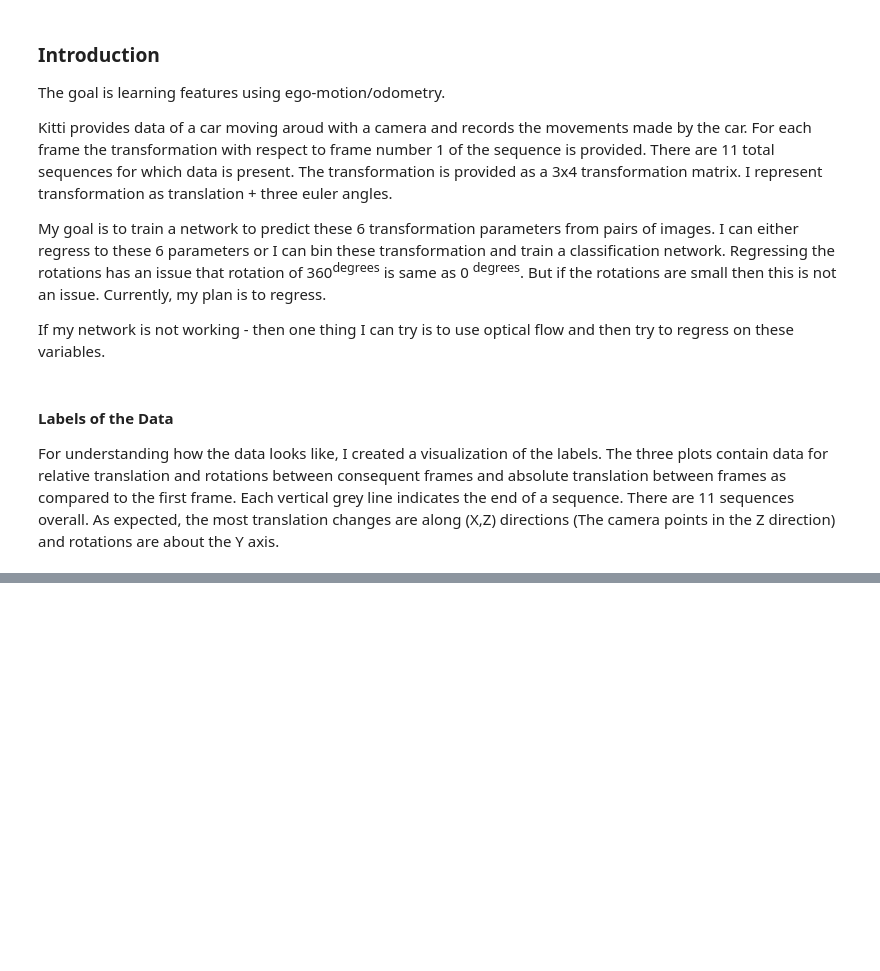
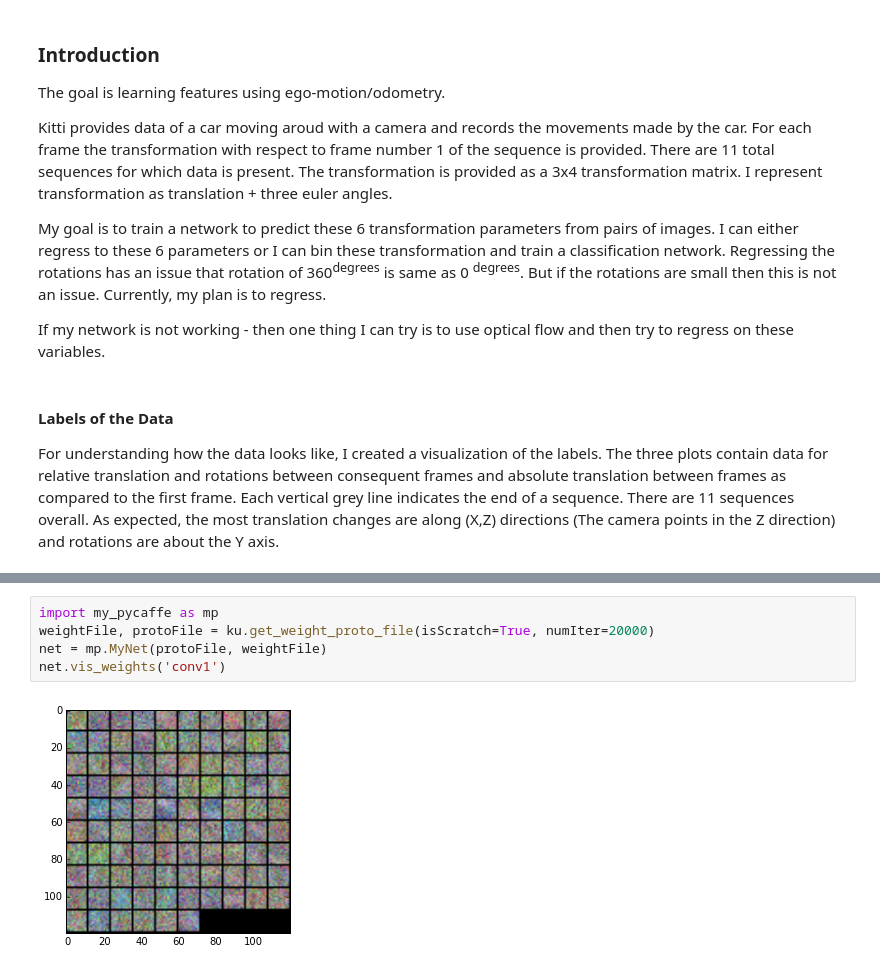
Before and after one commit to pulkitag/caffe, a Jupyter notebook: modelFiles/kitti/Kitti-Document.ipynb, the cells around one changed output, grey strips where cells are left out. Saved outputs shown, nothing was run; the diff lists cells and outputs as text; blank space fills up the shorter version.

```diff
--- a/modelFiles/kitti/Kitti-Document.ipynb
+++ b/modelFiles/kitti/Kitti-Document.ipynb
@@ -25 +27,8 @@ ku.plot_pose(seqNum='all', poseType='euler')
 [figure]
+# %%
+import my_pycaffe as mp
+weightFile, protoFile = ku.get_weight_proto_file(isScratch=True, numIter=20000)
+net = mp.MyNet(protoFile, weightFile)
+net.vis_weights('conv1')
+# %% [output]
+[figure, added]
```
Also changed, not shown: parts of 2 cells of this notebook, 16 other files.
